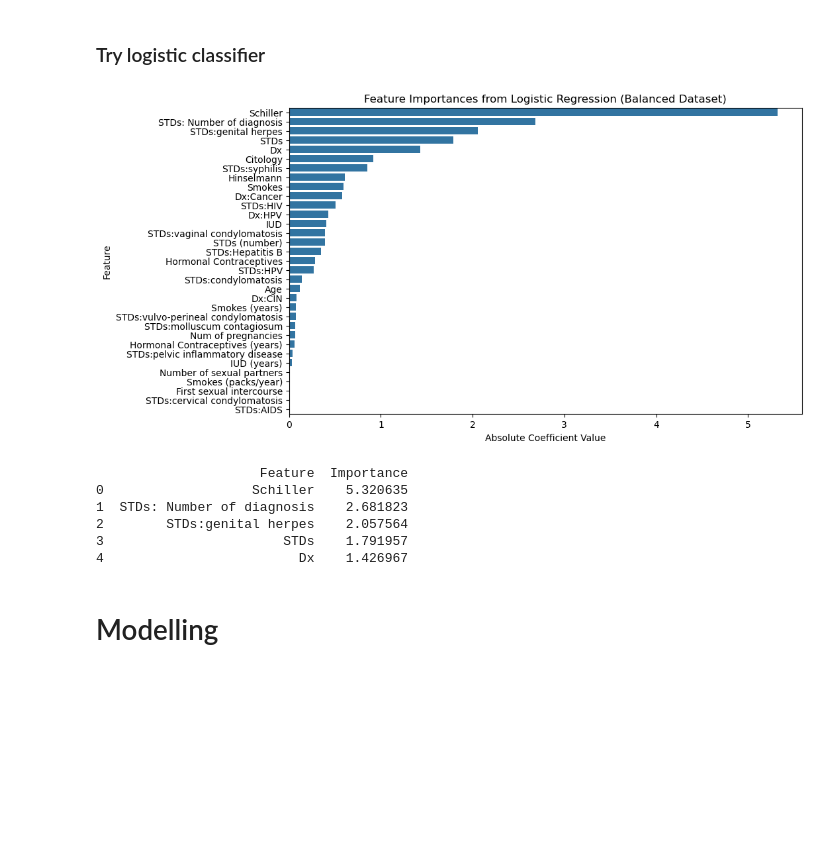
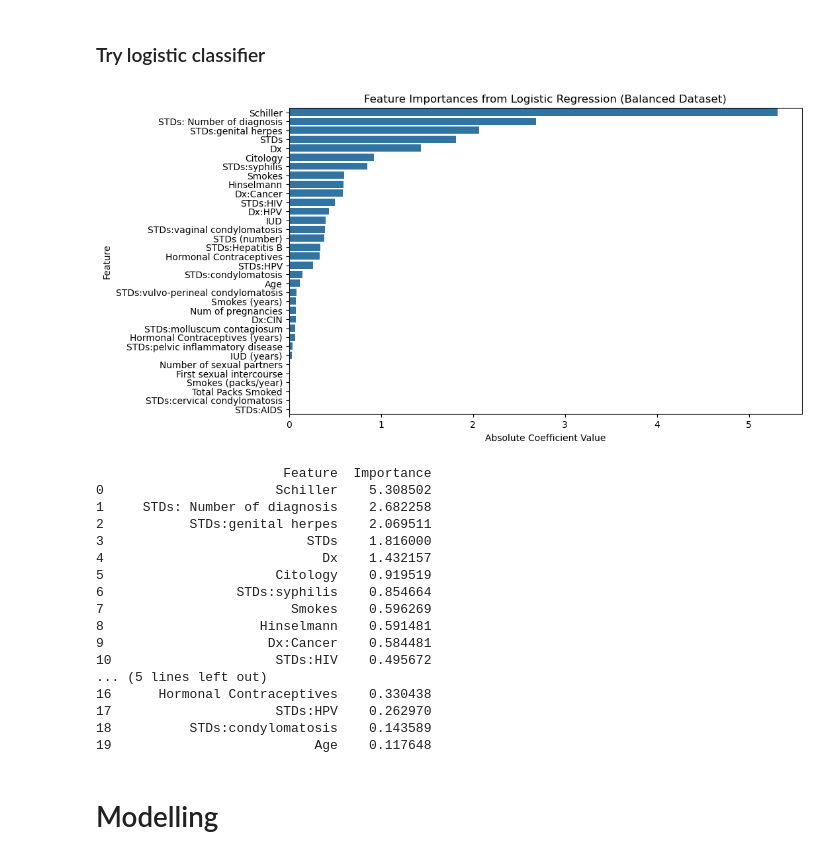
Before and after one commit to natsirt04/BioHackathon-2025, a Jupyter notebook: cervical_cancer.ipynb, the cells around one changed output. Saved outputs shown, nothing was run; the diff lists cells and outputs as text; code cells hidden in the pictures; blank space fills up the shorter version.

Commit message:
Updated cervical_cancer.ipynb Models

```diff
--- a/cervical_cancer.ipynb
+++ b/cervical_cancer.ipynb
@@ -129,0 +132,2 @@ Other numeric columns: ['Age', 'Number of sexual partners', 'First sexual interc
+# %%
+df['Total Packs Smoked'] = df['Smokes'] * df['Smokes (packs/year)']
@@ -260,36 +300,47 @@ print(feature_imp_df)
 # %%
 X = df.drop('Biopsy', axis=1).select_dtypes(include=[np.number])
 y = df['Biopsy']
 
 X_train, X_test, y_train, y_test = smote_train_test_split(X, y, test_size=0.2)
 
 log_model = LogisticRegression(random_state=42, max_iter=1000)
 log_model.fit(X_train, y_train)
 
 importances = np.abs(log_model.coef_[0])
 indices = np.argsort(importances)[::-1]
 feature_names = X.columns
 
 plt.figure(figsize=(10, 6))
 sns.barplot(x=importances[indices], y=feature_names[indices])
 plt.title('Feature Importances from Logistic Regression (Balanced Dataset)')
 plt.xlabel('Absolute Coefficient Value')
 plt.ylabel('Feature')
 plt.show()
 
 feature_imp_df = pd.DataFrame({
     'Feature': feature_names[indices],
     'Importance': importances[indices]
-}).head(5)
+}).head(20)
 print(feature_imp_df)
 # %% [output]
-[figure, old version]
+[figure, new version]
-                     Feature  Importance
-0                   Schiller    5.320635
-1  STDs: Number of diagnosis    2.681823
-2        STDs:genital herpes    2.057564
-3                       STDs    1.791957
-4                         Dx    1.426967
+                        Feature  Importance
+0                      Schiller    5.308502
+1     STDs: Number of diagnosis    2.682258
+2           STDs:genital herpes    2.069511
+3                          STDs    1.816000
+4                            Dx    1.432157
+5                      Citology    0.919519
+6                 STDs:syphilis    0.854664
+7                        Smokes    0.596269
+8                    Hinselmann    0.591481
+9                     Dx:Cancer    0.584481
+10                     STDs:HIV    0.495672
+... (5 lines left out)
+16      Hormonal Contraceptives    0.330438
+17                     STDs:HPV    0.262970
+18          STDs:condylomatosis    0.143589
+19                          Age    0.117648
 # %% [markdown]
 # Modelling
 # %% [markdown]
```
Also changed, not shown: parts of 10 cells of this notebook.
